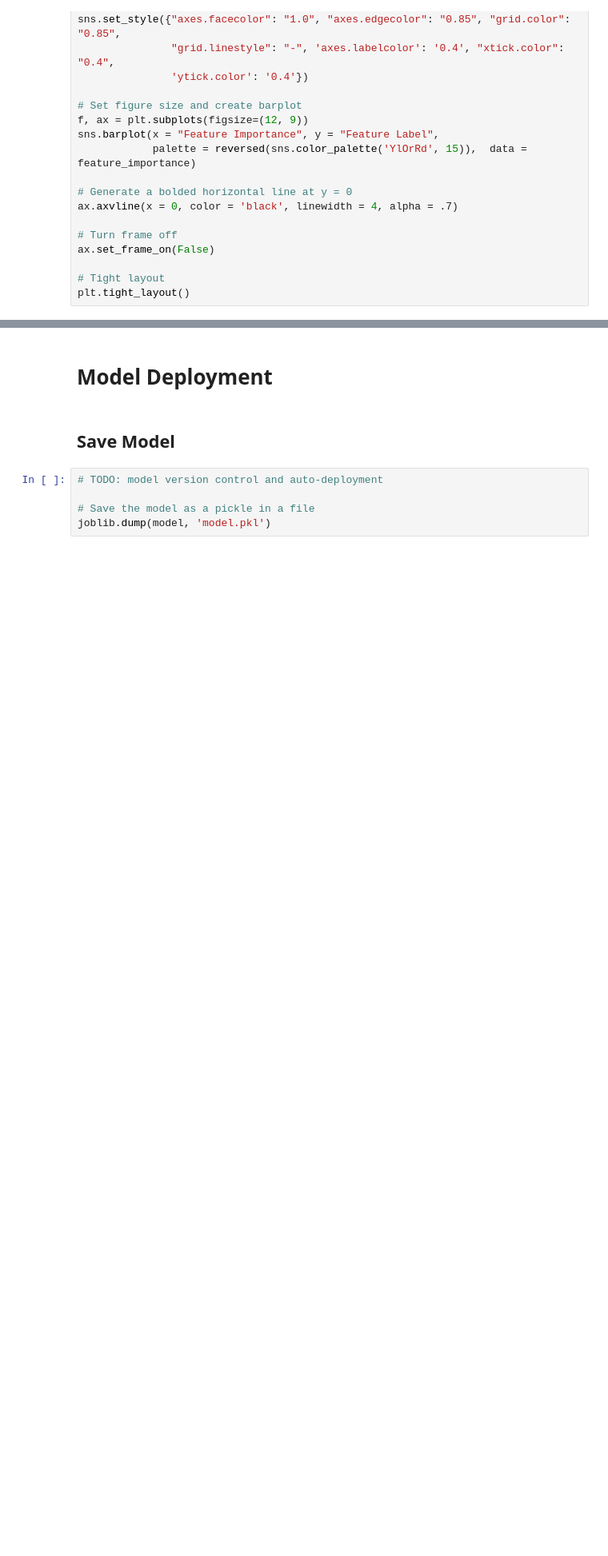
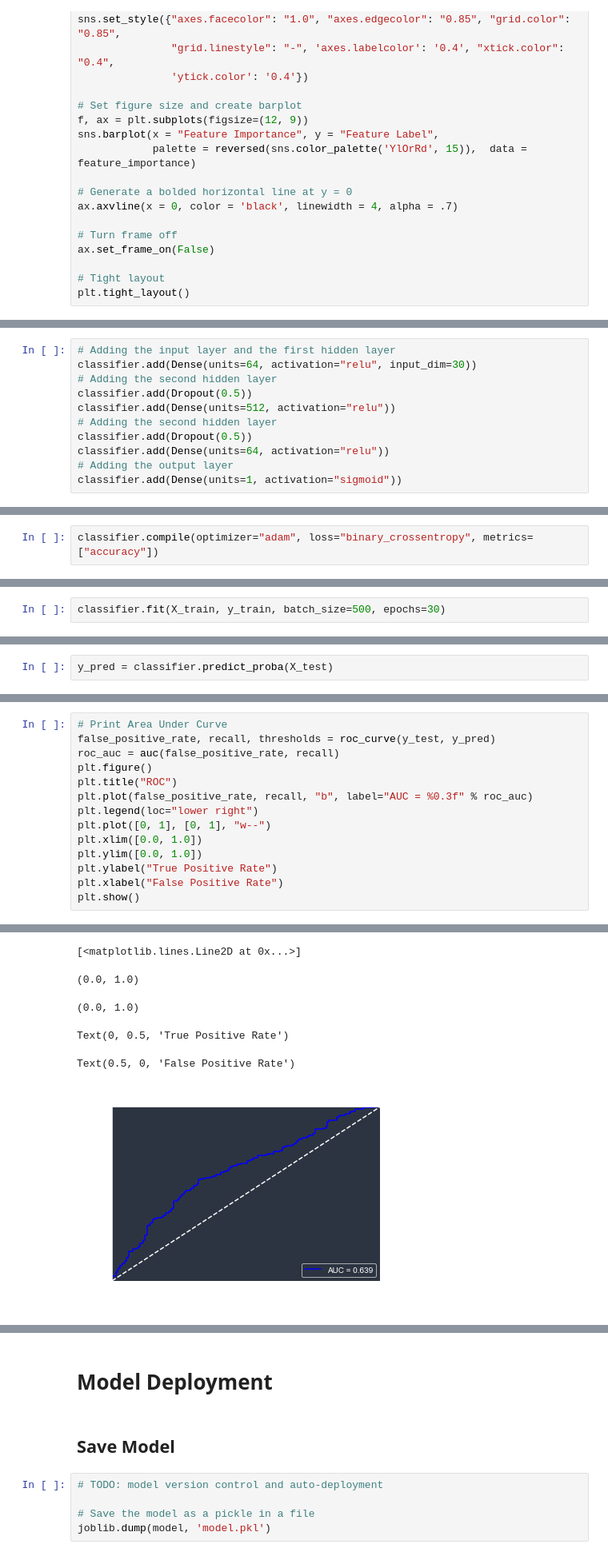
Before and after one commit to henriquebferreira/faceit-predictor-ML, a Jupyter notebook: faceit-predictor-framework.ipynb, the cells around one changed output, grey strips where cells are left out. Shown at 80% size. Saved outputs shown, nothing was run; the diff lists cells and outputs as text; blank space fills up the shorter version.

```diff
--- a/faceit-predictor-framework.ipynb
+++ b/faceit-predictor-framework.ipynb
@@ -723,0 +1448,11 @@ plt.tight_layout()
+# %%
+# Adding the input layer and the first hidden layer
+classifier.add(Dense(units=64, activation="relu", input_dim=30))
+# Adding the second hidden layer
+classifier.add(Dropout(0.5))
+classifier.add(Dense(units=512, activation="relu"))
+# Adding the second hidden layer
+classifier.add(Dropout(0.5))
+classifier.add(Dense(units=64, activation="relu"))
+# Adding the output layer
+classifier.add(Dense(units=1, activation="sigmoid"))
@@ -723,0 +1461,2 @@ plt.tight_layout()
+# %%
+classifier.compile(optimizer="adam", loss="binary_crossentropy", metrics=["accuracy"])
@@ -723,0 +1465,2 @@ plt.tight_layout()
+# %%
+classifier.fit(X_train, y_train, batch_size=500, epochs=30)
@@ -723,0 +1504,2 @@ plt.tight_layout()
+# %%
+y_pred = classifier.predict_proba(X_test)
@@ -723,0 +1508,15 @@ plt.tight_layout()
+# %%
+# Print Area Under Curve
+false_positive_rate, recall, thresholds = roc_curve(y_test, y_pred)
+roc_auc = auc(false_positive_rate, recall)
+plt.figure()
+plt.title("ROC")
+plt.plot(false_positive_rate, recall, "b", label="AUC = %0.3f" % roc_auc)
+plt.legend(loc="lower right")
+plt.plot([0, 1], [0, 1], "w--")
+plt.xlim([0.0, 1.0])
+plt.ylim([0.0, 1.0])
+plt.ylabel("True Positive Rate")
+plt.xlabel("False Positive Rate")
+plt.show()
+# %% [output]
@@ -723,0 +1527,6 @@ plt.tight_layout()
+[<matplotlib.lines.Line2D at 0x...>]
+(0.0, 1.0)
+(0.0, 1.0)
+Text(0, 0.5, 'True Positive Rate')
+Text(0.5, 0, 'False Positive Rate')
+[figure, added]
```
Also changed, not shown: parts of 72 cells of this notebook, 1 other file.
